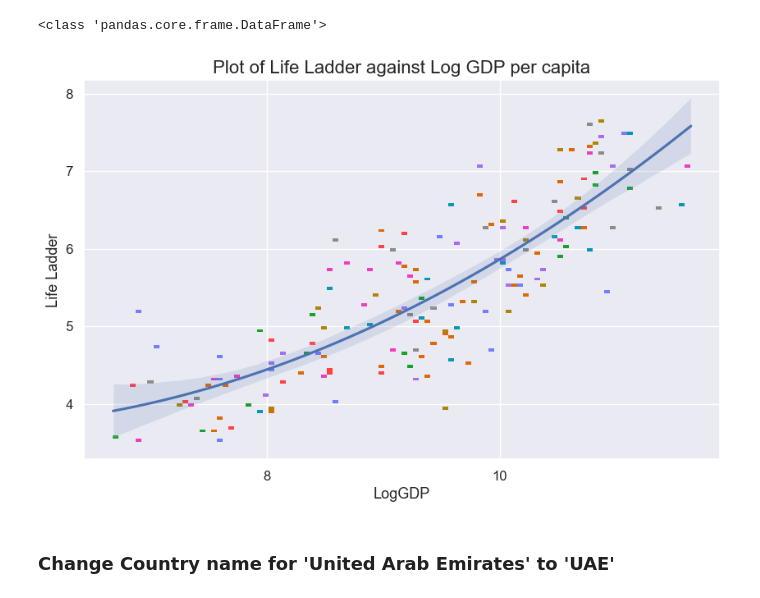
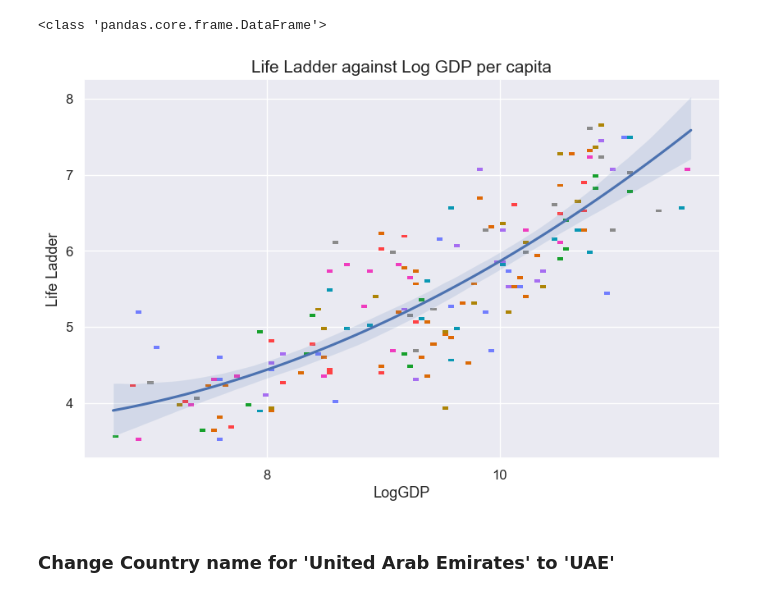
Before and after one commit to robbfox/jupyter-visualisation, a Jupyter notebook: visualised.ipynb, the cells around one changed output. Saved outputs shown, nothing was run; the diff lists cells and outputs as text; code cells hidden in the pictures.

Commit message:
update project with further visualisation

```diff
--- a/visualised.ipynb
+++ b/visualised.ipynb
@@ -109,16 +109,16 @@ print(type(mean_data))
 # %%
 plt.figure(figsize=(10, 6))
 sns.histplot(x=round(mean_data['Log GDP per capita'], 2), y=mean_data['Life Ladder'], bins = 100, palette='bright', hue=mean_data['Country name'], legend=None)
 sns.regplot(x='Log GDP per capita', y='Life Ladder', data=mean_data, scatter=False, order=2)
 plt.xlabel('LogGDP', fontsize=13)
 plt.ylabel('Life Ladder', fontsize=13)
-plt.title('Plot of Life Ladder against Log GDP per capita', fontsize=16)
+plt.title('Life Ladder against Log GDP per capita', fontsize=15)
 plt.xticks(fontsize=12)
 plt.yticks(fontsize=12)
 
 plt.show()
 # %% [output]
-[figure, old version]
+[figure, new version]
 # %% [markdown]
 ### Change Country name for 'United Arab Emirates' to 'UAE'
 # %%
```
Also changed, not shown: parts of 3 cells of this notebook.
